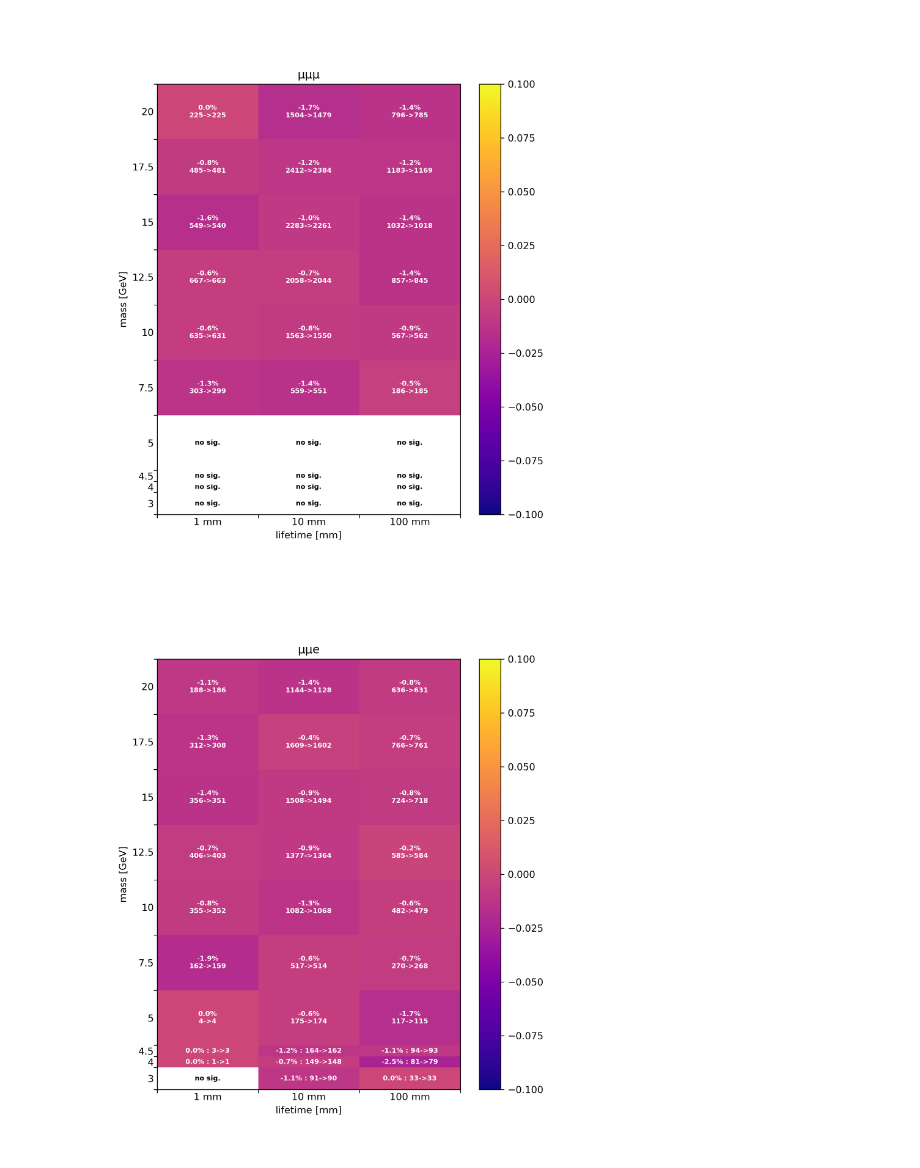
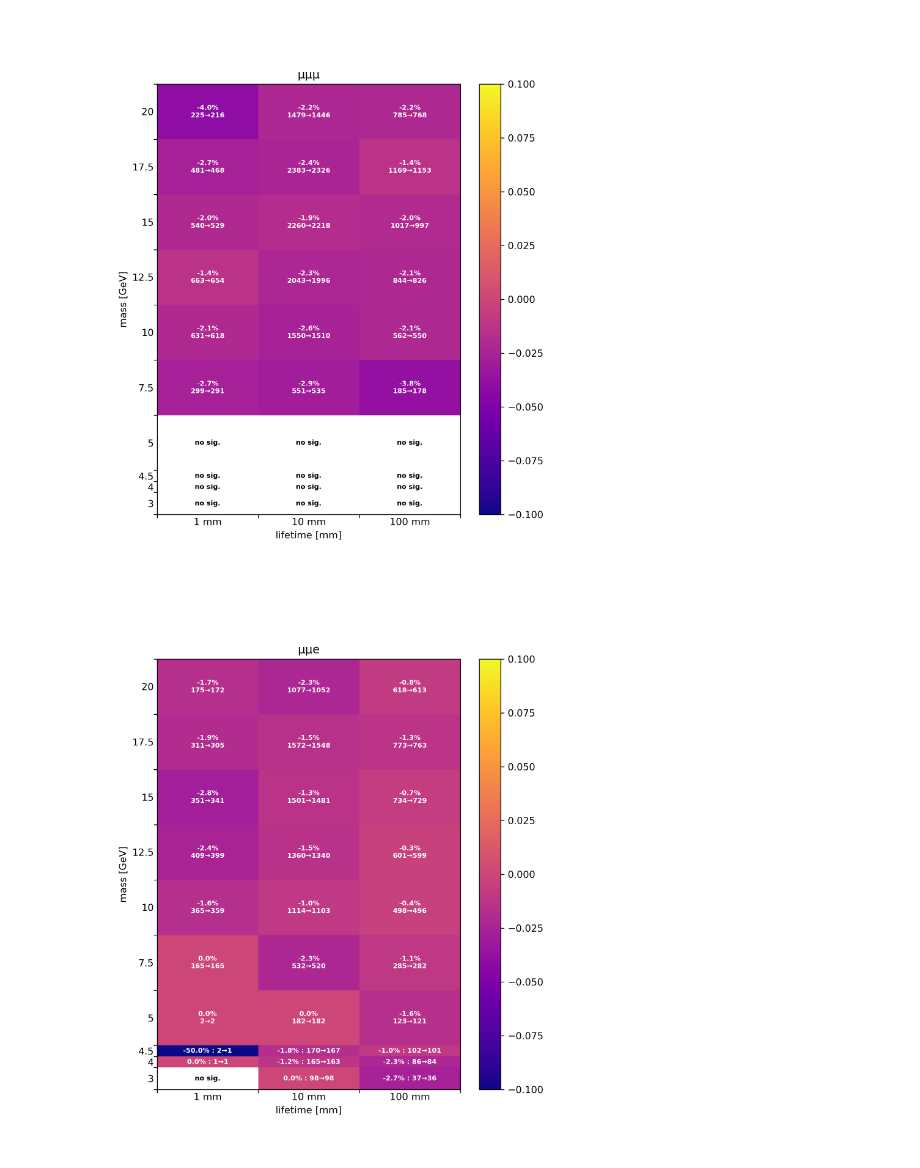
Before and after one commit to robinnewhouse/DHNLAnalysisNotebooks, a Jupyter notebook: ntuple_comparison/compare.ipynb, the cells around one changed output. Saved outputs shown, nothing was run; the diff lists cells and outputs as text; code cells hidden in the pictures.

```diff
--- a/ntuple_comparison/compare.ipynb
+++ b/ntuple_comparison/compare.ipynb
@@ -104,36 +104,36 @@ def plot_uncertainties(count_arr_1, count_arr_2, diff_arr, title, outfile):
     for i in range(len(masses)-1):
         for j in range(len(lifetimes)):
             yloc = j+.5
             xloc = masses[i] + (masses[i+1]-masses[i])/2
             if not np.isnan(diff_arr[i,j]):
                 delim = '\n' if masses[i] >= 5 else ' : '
-                if weighted: text = f'{diff_arr[i,j]:0.1%}{delim}{count_arr_1[i,j]:0.3f}->{count_arr_2[i,j]:0.3f}'
-                else: text = f'{diff_arr[i,j]:0.1%}{delim}{count_arr_1[i,j]:0.0f}->{count_arr_2[i,j]:0.0f}'
+                if weighted: text = f'{diff_arr[i,j]:0.1%}{delim}{count_arr_1[i,j]:0.3f}→{count_arr_2[i,j]:0.3f}'
+                else: text = f'{diff_arr[i,j]:0.1%}{delim}{count_arr_1[i,j]:0.0f}→{count_arr_2[i,j]:0.0f}'
                 ax.text(yloc, xloc , text, color='white', transform=ax.transData, **text_options)
             else:
                 text = 'no sig.'
                 ax.text(yloc, xloc , text, color="black", transform=ax.transData, **text_options)
 
     os.makedirs(outdir, exist_ok=True)
     plt.savefig(outdir+outfile+'.png', dpi=300)
     plt.savefig(outdir+outfile+'.pdf', dpi=300)
 
 weighted = False
-indir_1 = '/data/hnl/histograms/v6p0_histograms/'
-indir_2 = '/data/hnl/histograms/v6p1_histograms/'
+indir_1 = '/data/hnl/histograms/v6p2_histograms/'
+indir_2 = '/data/hnl/histograms/v6p3_histograms/'
 outdir = '/home/newhouse/public/Analysis/HNL/dhnlanalysisnotebooks/ntuple_comparison/plots/'
 
 make_uncertainty_plot(histpath=f'histograms_fullrun2_*_uuu.root', title='μμμ', outfile='compare_uuu')
 display(Image(filename=f'{outdir}compare_uuu.png'));
 
 make_uncertainty_plot(histpath='histograms_fullrun2_*_uue.root', title='μμe', outfile='compare_uue')
 display(Image(filename=f'{outdir}compare_uue.png'));
 
 make_uncertainty_plot(histpath='histograms_fullrun2_*_eeu.root', title='eeμ', outfile='compare_eeu')
 display(Image(filename=f'{outdir}compare_eeu.png'));
 
 make_uncertainty_plot(histpath='histograms_fullrun2_*_eee.root', title='eee', outfile='compare_eee')
 display(Image(filename=f'{outdir}compare_eee.png'));
 # %% [output]
-[figure, old version]
+[figure, new version]
-[figure, old version]
+[figure, new version]
```
Also changed, not shown: parts of 3 cells of this notebook, 30 other files.
